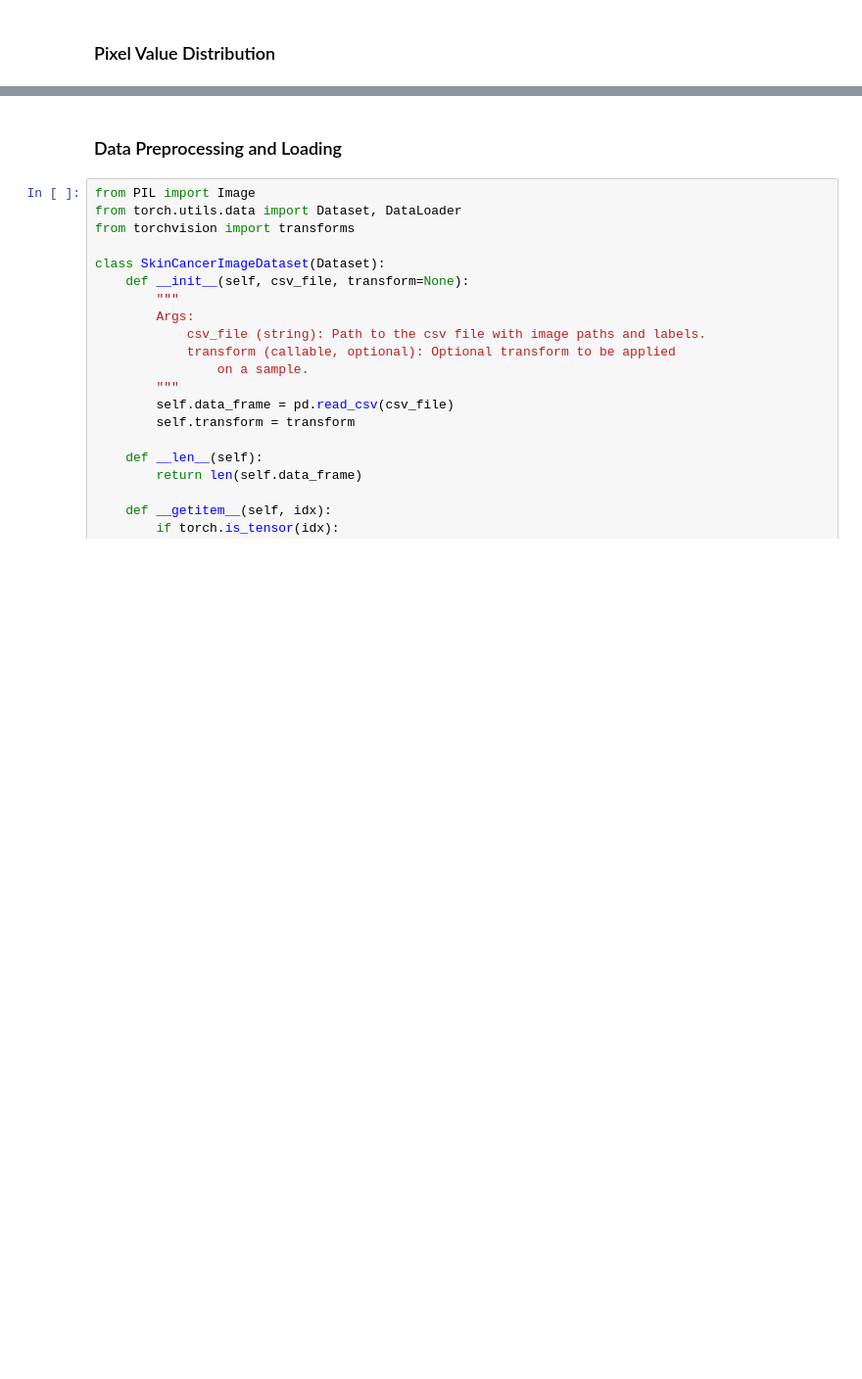
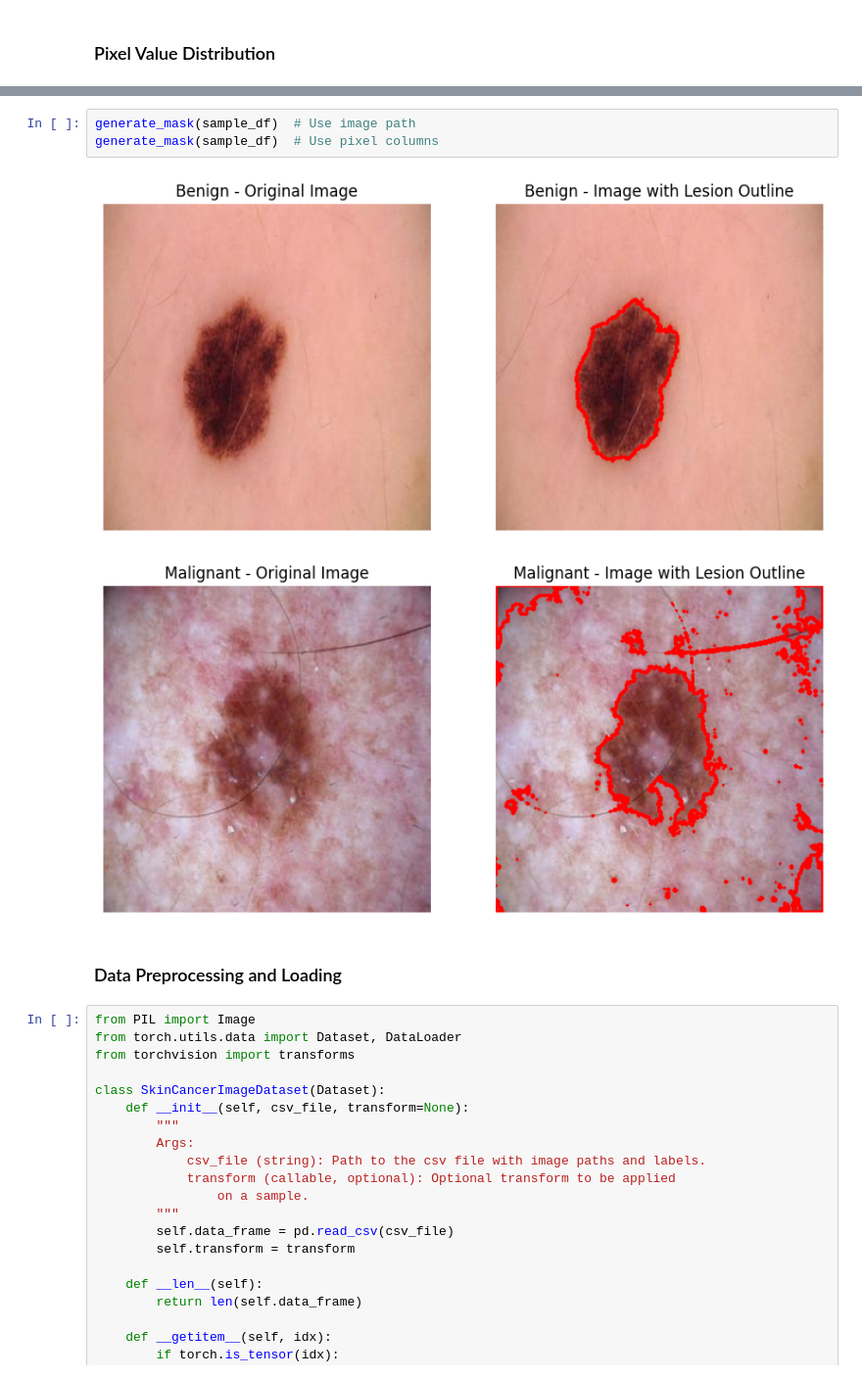
Before and after one commit to romerocruzsa/small-models, a Jupyter notebook: notebooks/eda.ipynb, the cells around one changed output, grey strips where cells are left out. Shown at 98% size. Saved outputs shown, nothing was run; the diff lists cells and outputs as text; blank space fills up the shorter version.

```diff
--- a/notebooks/eda.ipynb
+++ b/notebooks/eda.ipynb
@@ -471,3 +518,9 @@ plt.show()
+# %%
+generate_mask(sample_df)  # Use image path
+generate_mask(sample_df)  # Use pixel columns
+# %% [output]
+[figure, added]
+[figure, added]
 # %% [markdown]
 ### Data Preprocessing and Loading
 # %%
```
Also changed, not shown: parts of 11 cells of this notebook.
